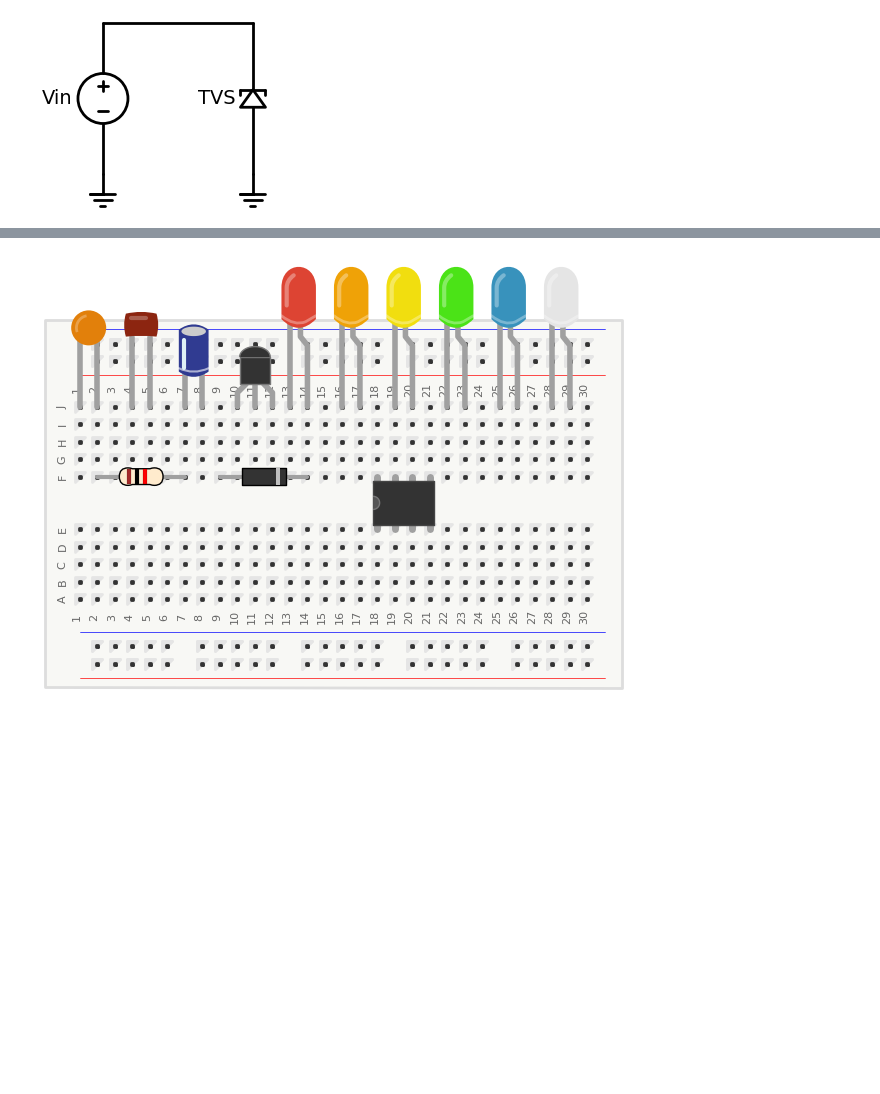
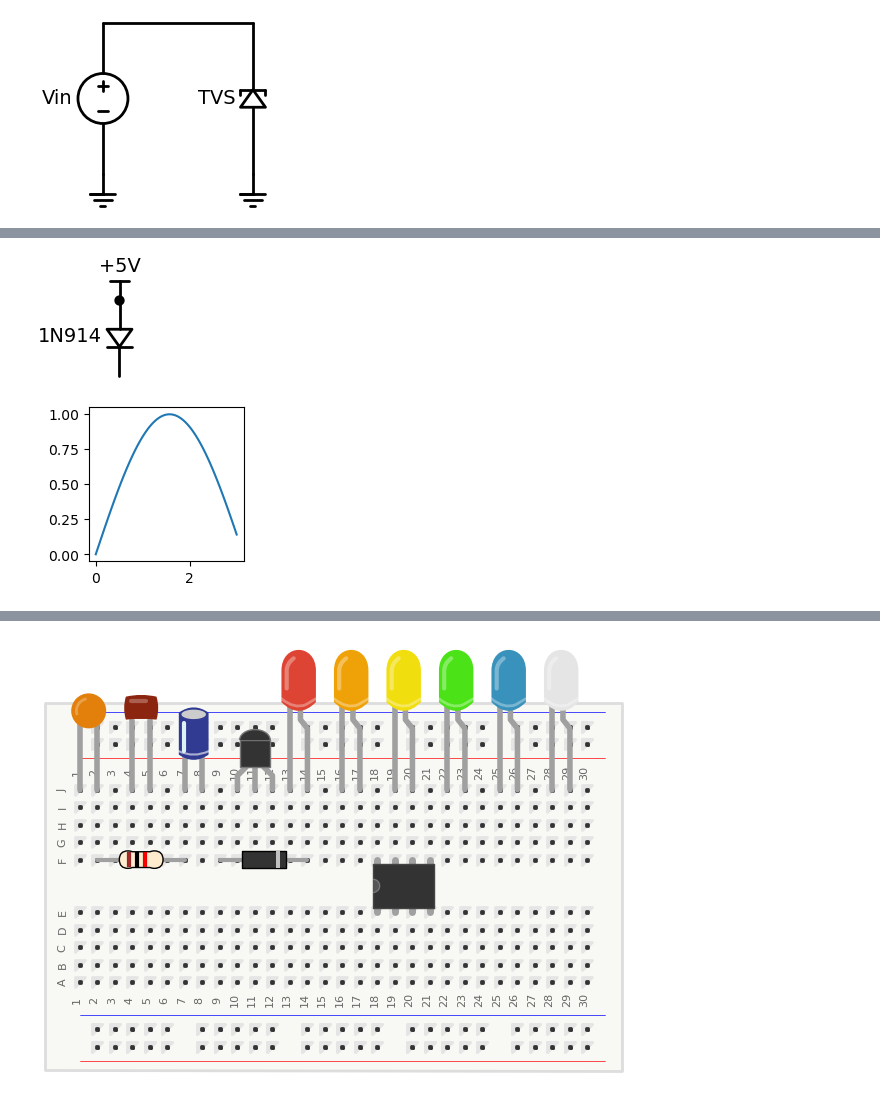
Before and after one commit to ekafex/electronics, a Jupyter notebook: Lectures/Circuit_Draw.ipynb, the cells around one changed output, grey strips where cells are left out. Drawn from its saved outputs; the diff is of its cells as text; code cells hidden in the pictures; blank space fills up the shorter version.

```diff
--- a/Lectures/Circuit_Draw.ipynb
+++ b/Lectures/Circuit_Draw.ipynb
@@ -519,0 +539,15 @@ with schemdraw.Drawing() as d:
+# %%
+import numpy as np
+import matplotlib.pyplot as plt
+
+x = np.linspace(0,3,100)
+y = np.sin(x)
+fig = plt.figure(figsize=(2,2))
+with schemdraw.Drawing() as d:
+    d.config(unit=1.5)
+    elm.Vdd().label('+5V')
+    D1=elm.Diode().idot().down().label('1N914')
+    plt.plot(x,y)
+# %% [output]
+[figure, added]
+[figure, added]
```
Also changed, not shown: parts of 4 cells of this notebook.
